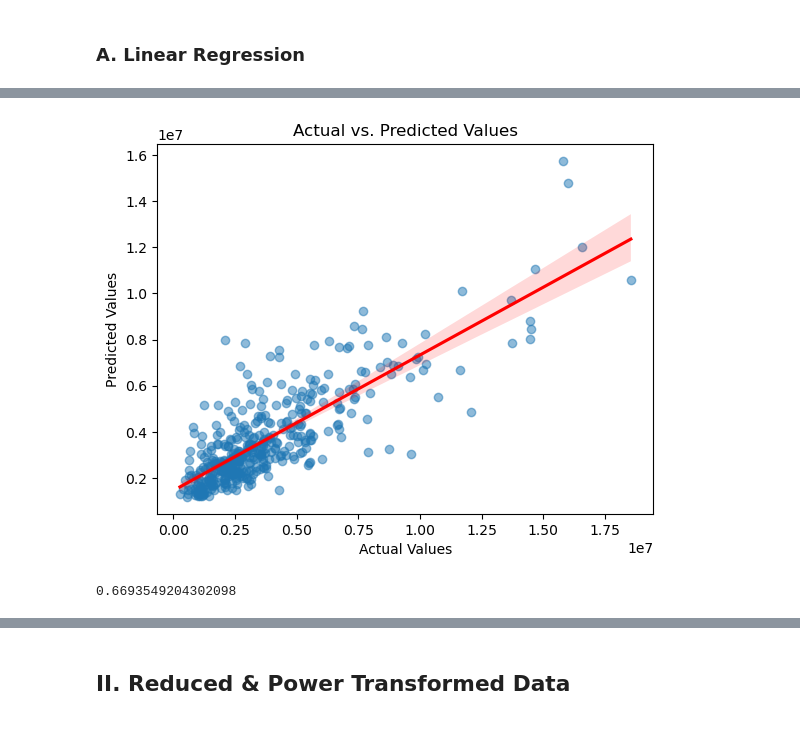
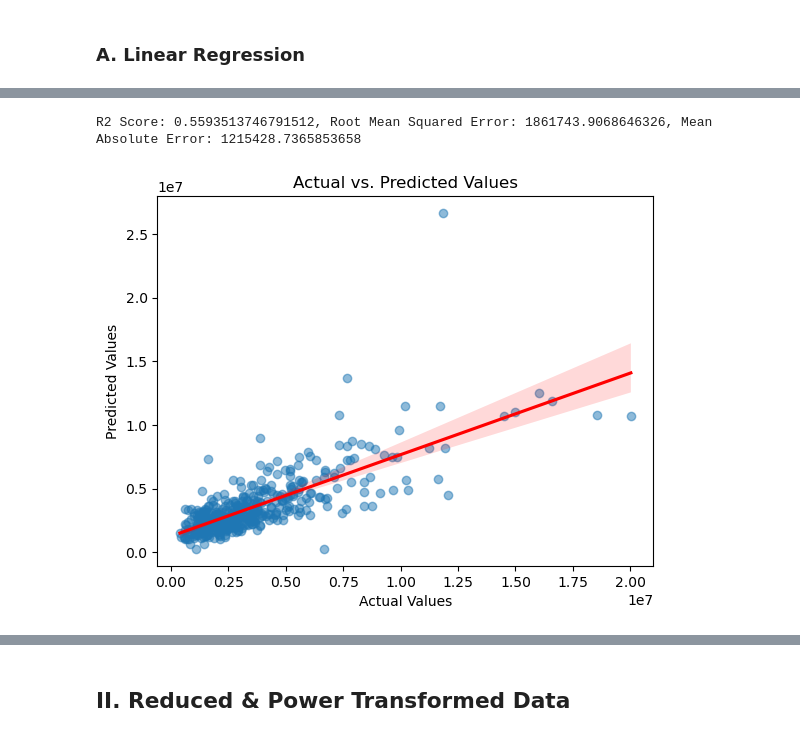
Before and after one commit to dezertdweller/capstone-project-fqhc-model, a Jupyter notebook: notebooks/modeling.ipynb, the cells around one changed output, grey strips where cells are left out. Drawn from its saved outputs; the diff is of its cells as text; code cells hidden in the pictures.

```diff
--- a/notebooks/modeling.ipynb
+++ b/notebooks/modeling.ipynb
@@ -207,4 +236,0 @@ total_18_up              0.006897 -0.024024  0.004911  0.007395
-# %%
-linear_model = LinearRegression()
-linear_model.fit(X_train_pca, y_train)
-linear_model.score(X_test_pca, y_test)
@@ -215,16 +236,0 @@ linear_model.score(X_test_pca, y_test)
-# %%
-kf = KFold(n_splits=5, shuffle=True, random_state=48)
-
-param_grid = {'n_estimators':[50, 100, 200],
-              'criterion':['squared_error', 'absolute_error', 'friedman_mse'],
-              'max_depth':[5, 10, None],
-              'n_jobs':[-1],
-              'max_features':['sqrt', 'log2', None, 10, 20]}
-
-rf_model = RandomForestRegressor()
-
-rf_gridsearch = GridSearchCV(rf_model, param_grid=param_grid, cv=kf)
-
-rf_gridsearch.fit(X_train, y_train)
-
-y_pred = rf_gridsearch.predict(X_test)
@@ -237,23 +237,32 @@ print(rf_gridsearch.best_params_)
+# %%
+X_train_pca_df = pd.DataFrame(X_train_pca,
+                              columns=['PC 1', 'PC 2', 'PC 3'],
+                              index=X_train_rr.index)
+X_train_pca_rr = pd.concat([X_train_rr, X_train_pca_df], axis=1)
+
+X_test_pca_df = pd.DataFrame(X_test_pca,
+                              columns=['PC 1', 'PC 2', 'PC 3'],
+                              index=X_test_rr.index)
+X_test_pca_rr = pd.concat([X_test_rr, X_test_pca_df], axis=1)
 # %%
+linear_model = LinearRegression()
+
+linear_model.fit(X_train_pca_rr, y_train)
+y_pred = None
+
+rmse_train, rmse_test, mae_train, mae_test, r2_train, r2_test = evaluate_model(linear_model, X_train_pca_rr, X_test_pca_rr, y_train, y_test)
+
 sns.regplot(x=y_test.flatten(), y=y_pred.flatten(), scatter_kws={'alpha':0.5}, line_kws={'color': 'red'})
 plt.title('Actual vs. Predicted Values')
 plt.xlabel('Actual Values')
 plt.ylabel('Predicted Values')
 plt.show()
+
+add_model_score('Linear Regression', 'reduced_robust', True,
+                rmse_train, rmse_test, mae_train, mae_test, r2_train, r2_test,
+                scores['r2'][0], scores['r2'][1],
+                scores['neg_mean_squared_error'][0], scores['neg_mean_squared_error'][1],
+                scores['neg_mean_absolute_error'][0], scores['neg_mean_absolute_error'][1])
 # %% [output]
+R2 Score: 0.5593513746791512, Root Mean Squared Error: 1861743.9068646326, Mean Absolute Error: 1215428.7365853658
-[figure, old version]
+[figure, new version]
-# %%
-rf_model = RandomForestRegressor(
-    criterion='squared_error',
-    max_depth=None,
-    max_features=None,
-    n_estimators=200,
-    n_jobs=1)
-
-rf_model.fit(X_train, y_train)
-
-y_pred = rf_model.predict(X_test)
-
-rf_model.score(X_test, y_test)
-# %% [output]
-0.6693549204302098
```
Also changed, not shown: parts of 125 cells of this notebook.
